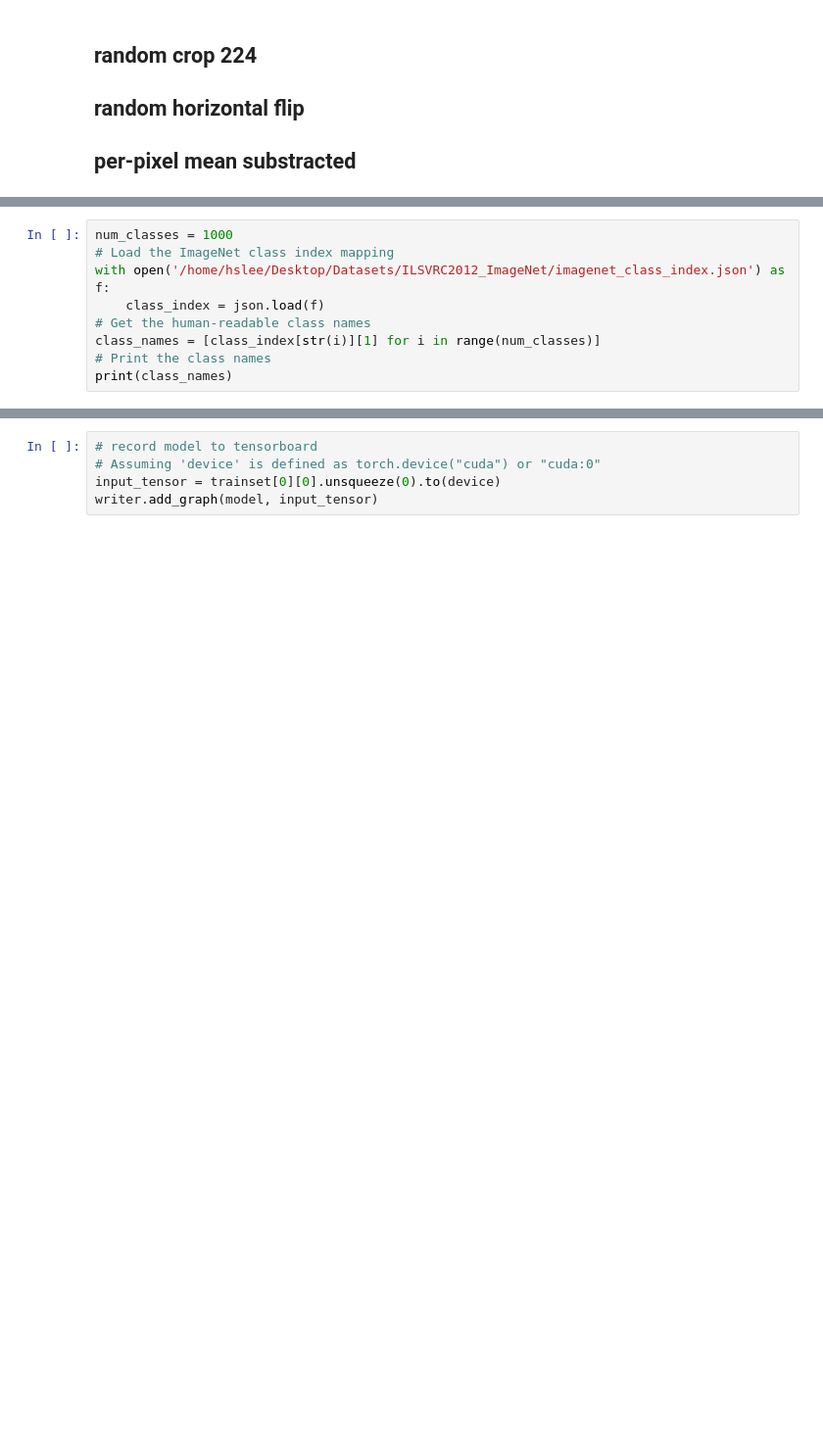
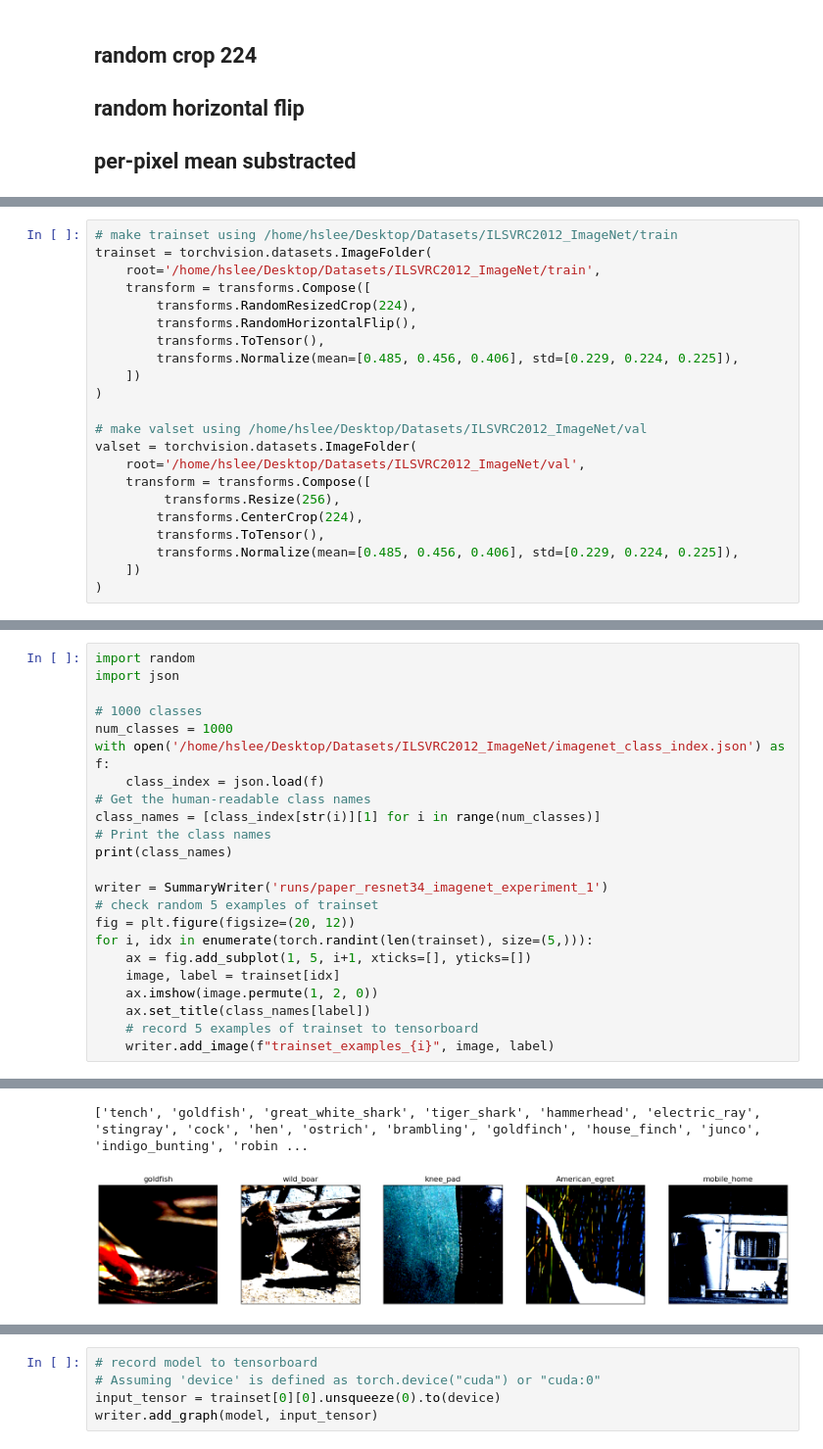
Before and after one commit to LeeHyungSeop/Basic_PyTorch, a Jupyter notebook: 02_ResNet/Resnet34_ImageNet.ipynb, the cells around one changed output, grey strips where cells are left out. Shown: that part at 98% size. Cells and saved outputs as stored; diff of their text form; blank space fills up the shorter version.

```diff
--- a/02_ResNet/Resnet34_ImageNet.ipynb
+++ b/02_ResNet/Resnet34_ImageNet.ipynb
@@ -60,0 +31,22 @@ data_transforms = {
+# %%
+# make trainset using /home/hslee/Desktop/Datasets/ILSVRC2012_ImageNet/train
+trainset = torchvision.datasets.ImageFolder(
+    root='/home/hslee/Desktop/Datasets/ILSVRC2012_ImageNet/train',
+    transform = transforms.Compose([
+        transforms.RandomResizedCrop(224),
+        transforms.RandomHorizontalFlip(),
+        transforms.ToTensor(),
+        transforms.Normalize(mean=[0.485, 0.456, 0.406], std=[0.229, 0.224, 0.225]),
+    ])
+)
+
+# make valset using /home/hslee/Desktop/Datasets/ILSVRC2012_ImageNet/val
+valset = torchvision.datasets.ImageFolder(
+    root='/home/hslee/Desktop/Datasets/ILSVRC2012_ImageNet/val',
+    transform = transforms.Compose([
+         transforms.Resize(256),
+        transforms.CenterCrop(224),
+        transforms.ToTensor(),
+        transforms.Normalize(mean=[0.485, 0.456, 0.406], std=[0.229, 0.224, 0.225]),
+    ])
+)
@@ -61,10 +105,24 @@ data_transforms = {
 # %%
+import random
+import json
+
+# 1000 classes
 num_classes = 1000
-# Load the ImageNet class index mapping
 with open('/home/hslee/Desktop/Datasets/ILSVRC2012_ImageNet/imagenet_class_index.json') as f:
     class_index = json.load(f)
 # Get the human-readable class names
 class_names = [class_index[str(i)][1] for i in range(num_classes)]
 # Print the class names
 print(class_names)
+
+writer = SummaryWriter('runs/paper_resnet34_imagenet_experiment_1')
+# check random 5 examples of trainset
+fig = plt.figure(figsize=(20, 12))
+for i, idx in enumerate(torch.randint(len(trainset), size=(5,))):
+    ax = fig.add_subplot(1, 5, i+1, xticks=[], yticks=[])
+    image, label = trainset[idx]
+    ax.imshow(image.permute(1, 2, 0))
+    ax.set_title(class_names[label])
+    # record 5 examples of trainset to tensorboard
+    writer.add_image(f"trainset_examples_{i}", image, label)
 # %% [output]
@@ -71,0 +134,2 @@ print(class_names)
+['tench', 'goldfish', 'great_white_shark', 'tiger_shark', 'hammerhead', 'electric_ray', 'stingray', 'cock', 'hen', 'ostrich', 'brambling', 'goldfinch', 'house_finch', 'junco', 'indigo_bunting', 'robin ...
+[figure, added]
```
Also changed, not shown: parts of 17 cells of this notebook, 16 other files.
